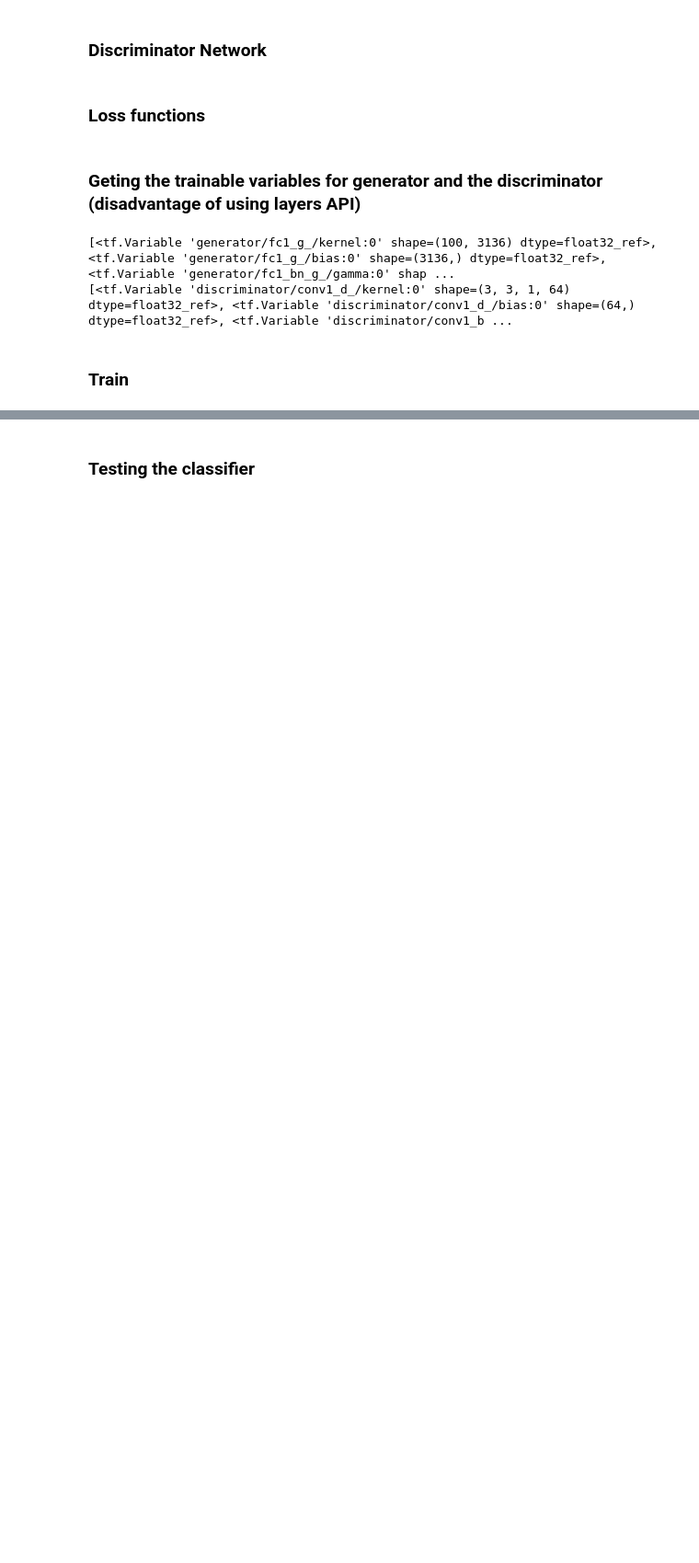
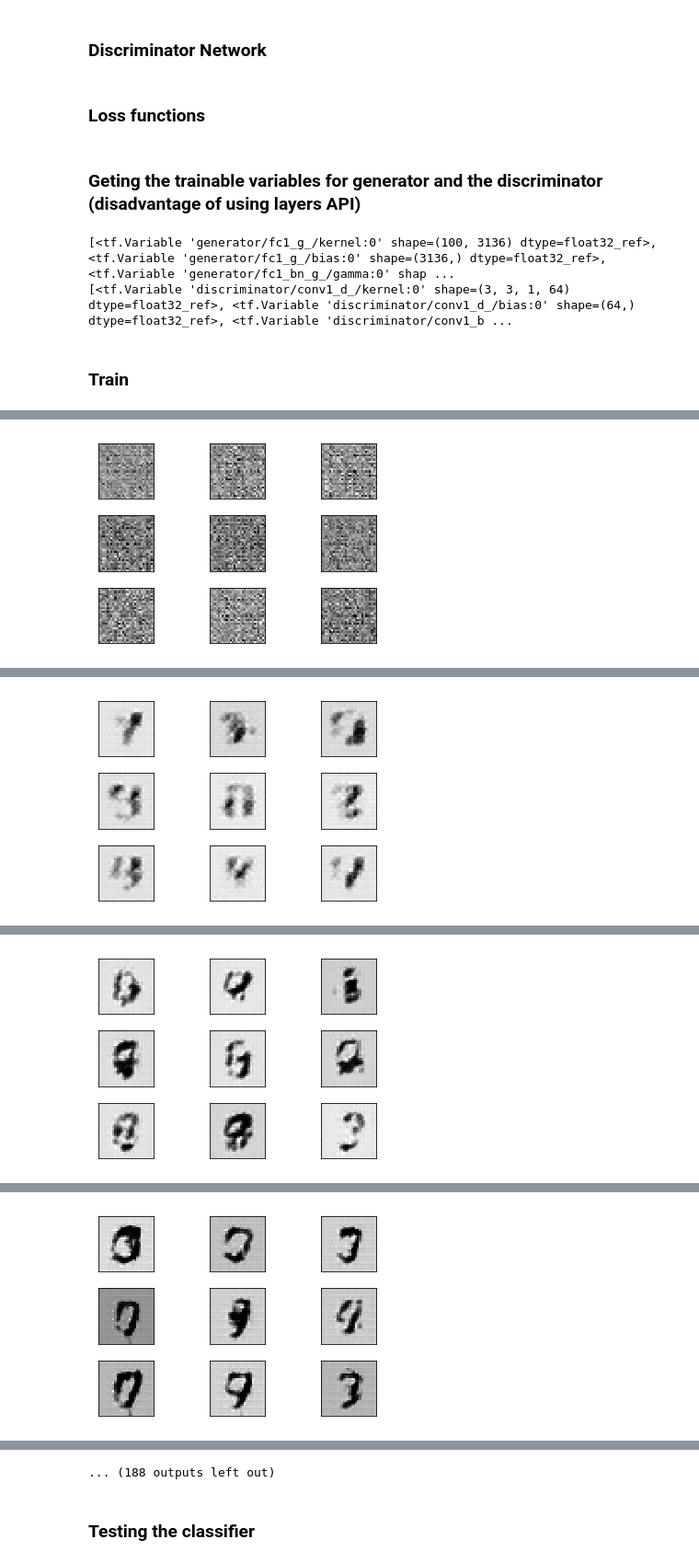
Before and after one commit to T-Almeida/GAN-study, a Jupyter notebook: Deep Convolution GAN (DCGAN).ipynb, the cells around one changed output, grey strips where cells are left out. Shown at 92% size. Cells and saved outputs as stored; diff of their text form; code cells hidden in the pictures; blank space fills up the shorter version.

```diff
--- a/Deep Convolution GAN (DCGAN).ipynb
+++ b/Deep Convolution GAN (DCGAN).ipynb
@@ -47,7 +47,7 @@ z_dimention = 100
 mnist_flat_size = 784
 
 batch_size = 32
-epoach = 1000
+epoach = 50000
 # %% [markdown]
 ### Generator network
 
@@ -80,16 +80,16 @@ def generator(x,train,name):
         fc_lrelu1 = tf.nn.leaky_relu(fc1_bn,name="fc1_fn_"+name)
 
         #reshape
-        r = tf.reshape(fc_lrelu1, [-1, 7, 7, 128])
+        r = tf.reshape(fc_lrelu1, [-1, 7, 7, 64])
 
         # 1 deconv 64 filters output 14x14x32
-        deconv1 = tf.layers.conv2d_transpose(r, 32, kernel_size=(3, 3), strides=(2, 2)
+        deconv1 = tf.layers.conv2d_transpose(r, 64, kernel_size=(5, 5), strides=(2, 2)
                                              ,padding='same',name="dconv1_"+name)
         deconv1_bn = tf.layers.batch_normalization(deconv1, training=train,name="dconv1_bn_"+name)
         dc_lrelu2 = tf.nn.leaky_relu(deconv1_bn,name="dconv1_fn_"+name)
 
         # 2 deconv 1 filters and output 28x28x1
-        deconv2 = tf.layers.conv2d_transpose(dc_lrelu2, 1, kernel_size=(3, 3), strides=(2, 2),padding='same'
+        deconv2 = tf.layers.conv2d_transpose(dc_lrelu2, 1, kernel_size=(5, 5), strides=(2, 2),padding='same'
                                              ,name="dconv2_"+name, activation=tf.nn.tanh)
 
         return deconv2
@@ -112,13 +112,13 @@ def discriminator(x,train,name,drop_rate=0.5):
         r = tf.reshape(x, [-1, 28, 28, 1])
 
         # 1 conv 64 filters output 14x14x32
-        conv1 = tf.layers.conv2d(r, 64, kernel_size=(3, 3), strides=(2, 2)
+        conv1 = tf.layers.conv2d(r, 64, kernel_size=(5, 5), strides=(2, 2)
                                              ,padding='same',name="conv1_"+name)
         conv1_bn = tf.layers.batch_normalization(conv1, training=train, name="conv1_bn_"+name)
         c_relu1 = tf.nn.relu(conv1_bn,name="conv1_fn_"+name)
 
         # 2 conv 32 filters and output 7x7x32
-        conv2 = tf.layers.conv2d(c_relu1, 32, kernel_size=(3, 3), strides=(2, 2),padding='same'
+        conv2 = tf.layers.conv2d(c_relu1, 32, kernel_size=(5, 5), strides=(2, 2),padding='same'
                                              ,name="conv2_"+name, activation=tf.nn.tanh)
         conv2_bn = tf.layers.batch_normalization(conv2, training=train, name="conv2_bn_"+name)
         c_relu2 = tf.nn.relu(conv2_bn, name="conv2_fn_"+name)
@@ -204,7 +204,7 @@ for i in range(epoach+1):
     #second generator
     _, g_loss_value = sess.run([g_train_op, g_loss], feed_dict={Z: ut.random_Z(batch_size,n=z_dimention),isTraining:True})
 
-    if i%100 == 0:
+    if i%500 == 0:
         print("Epoach",i)
         print("Discriminator loss: ",d_loss_value)
         print("Generator loss:",g_loss_value)
@@ -213,6 +213,7 @@ for i in range(epoach+1):
 
         #visual progress of training
         z_new = ut.random_Z(9,n=z_dimention)
-
+        print(z_new.shape)
         generated_images = generated_sample.eval(session=sess,feed_dict={Z: z_new})
         ut.plot_mnist_images(generated_images)
+# %% [output]
@@ -218,0 +224 @@ for i in range(epoach+1):
+[figure, added]
@@ -218,0 +229 @@ for i in range(epoach+1):
+[figure, added]
@@ -218,0 +234 @@ for i in range(epoach+1):
+[figure, added]
@@ -218,0 +239 @@ for i in range(epoach+1):
+[figure, added]
@@ -219,3 +250,4 @@ for i in range(epoach+1):
+... (188 outputs left out)
 # %% [markdown]
 ### Testing the classifier
 # %%
```
Also changed, not shown: parts of 1 cell of this notebook.
